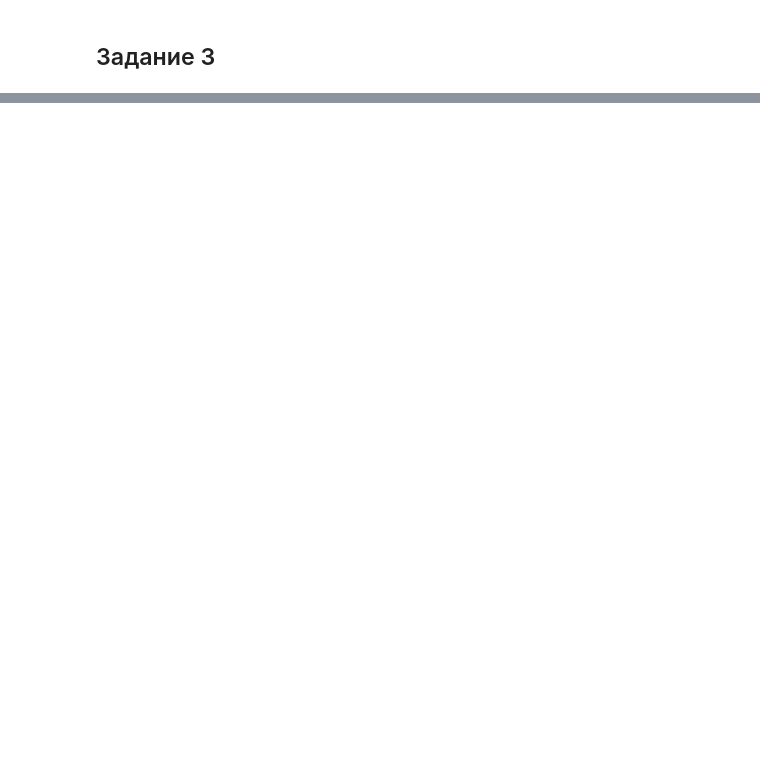
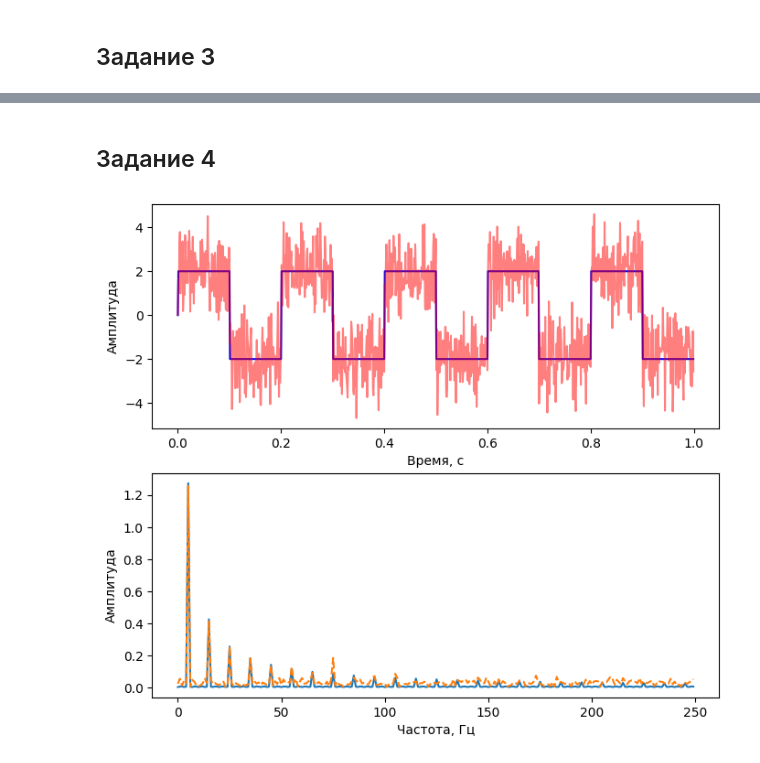
Before and after one commit to HerrPhoton/Digital-signal-processing, a Jupyter notebook: Lab1.ipynb, the cells around one changed output, grey strips where cells are left out. Drawn from its saved outputs; the diff is of its cells as text; code cells hidden in the pictures; blank space fills up the shorter version.

```diff
--- a/Lab1.ipynb
+++ b/Lab1.ipynb
@@ -137,0 +169,34 @@ axs[0].set_yticks([-A, 0, A])
+# %% [markdown]
+## Задание 4
+# %%
+T  = 0.2
+T0 = 0
+T1 = 1
+N  = 25
+# %%
+x, y0 = func_x(rect_func, A, T, T0, T1, SAMPLE_RATE)
+y1 = y0 + np.random.normal(0, 1, len(y0))
+
+xfft0, yfft0 = find_freq(y0)
+xfft1, yfft1 = find_freq(y1)
+# %%
+fig, axs = plt.subplots(2, 1)
+
+fig.set_figwidth(8)
+fig.set_figheight(7)
+
+axs[0].plot(x, y0, 'b')
+axs[0].plot(x, y1, 'r', alpha = 0.5)
+
+axs[1].plot(xfft0, np.abs(yfft0))
+axs[1].plot(xfft1, np.abs(yfft1), '--')
+
+axs[0].set_ylabel('Амплитуда')
+axs[0].set_xlabel('Время, с')
+
+axs[1].set_ylabel('Амплитуда')
+axs[1].set_xlabel('Частота, Гц')
+
+plt.show()
+# %% [output]
+[figure, added]
```
Also changed, not shown: parts of 11 cells of this notebook.
